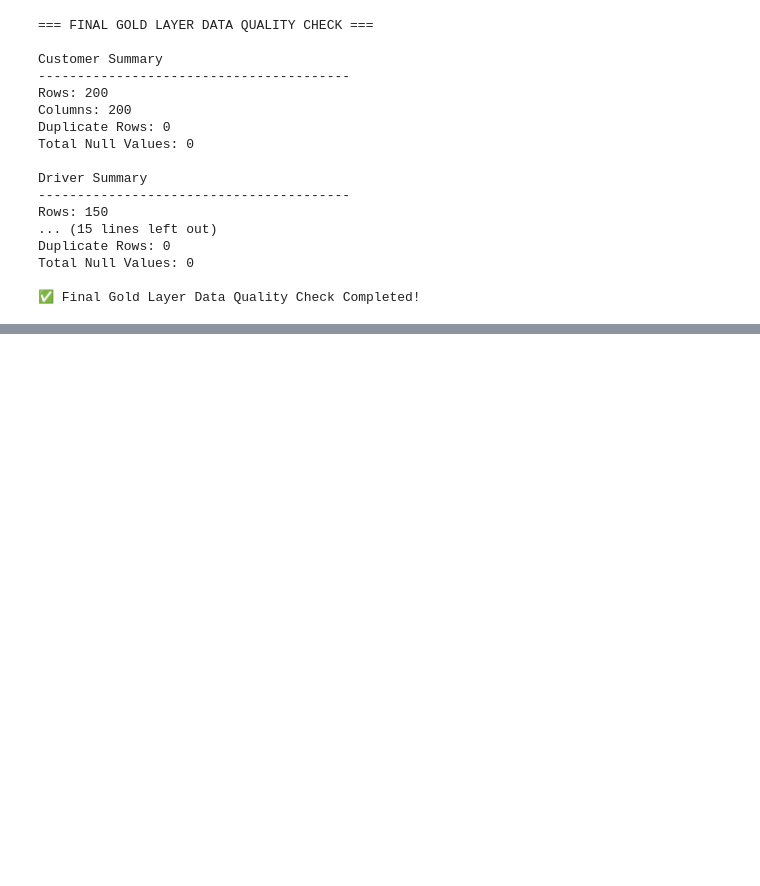
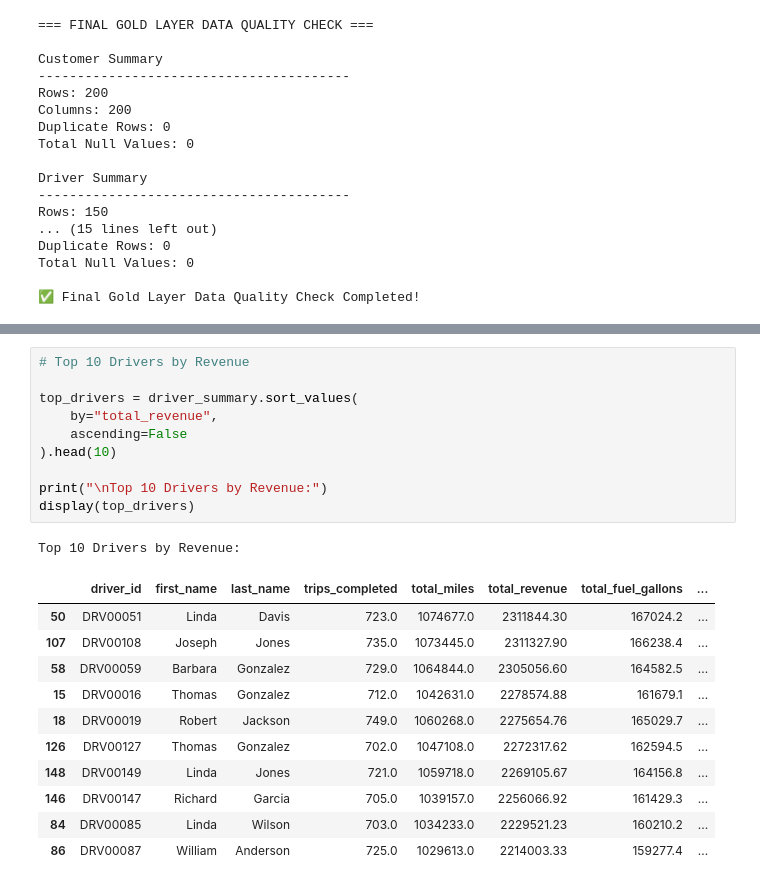
Before and after one commit to yashkolhe-data/Logistics_Data_Pipeline, a Jupyter notebook: Notebooks/03_Gold_Business_Transformation.ipynb, the cells around one changed output, grey strips where cells are left out. Cells and saved outputs as stored; diff of their text form; blank space fills up the shorter version.

```diff
--- a/Notebooks/03_Gold_Business_Transformation.ipynb
+++ b/Notebooks/03_Gold_Business_Transformation.ipynb
@@ -604,0 +676,23 @@ Total Null Values: 0
+# %%
+# Top 10 Drivers by Revenue
+
+top_drivers = driver_summary.sort_values(
+    by="total_revenue",
+    ascending=False
+).head(10)
+
+print("\nTop 10 Drivers by Revenue:")
+display(top_drivers)
+# %% [output]
+Top 10 Drivers by Revenue:
+|  | driver_id | first_name | last_name | trips_completed | total_miles | total_revenue | total_fuel_gallons | ... |
+| 50 | DRV00051 | Linda | Davis | 723.0 | 1074677.0 | 2311844.30 | 167024.2 | ... |
+| 107 | DRV00108 | Joseph | Jones | 735.0 | 1073445.0 | 2311327.90 | 166238.4 | ... |
+| 58 | DRV00059 | Barbara | Gonzalez | 729.0 | 1064844.0 | 2305056.60 | 164582.5 | ... |
+| 15 | DRV00016 | Thomas | Gonzalez | 712.0 | 1042631.0 | 2278574.88 | 161679.1 | ... |
+| 18 | DRV00019 | Robert | Jackson | 749.0 | 1060268.0 | 2275654.76 | 165029.7 | ... |
+| 126 | DRV00127 | Thomas | Gonzalez | 702.0 | 1047108.0 | 2272317.62 | 162594.5 | ... |
+| 148 | DRV00149 | Linda | Jones | 721.0 | 1059718.0 | 2269105.67 | 164156.8 | ... |
+| 146 | DRV00147 | Richard | Garcia | 705.0 | 1039157.0 | 2256066.92 | 161429.3 | ... |
+| 84 | DRV00085 | Linda | Wilson | 703.0 | 1034233.0 | 2229521.23 | 160210.2 | ... |
+| 86 | DRV00087 | William | Anderson | 725.0 | 1029613.0 | 2214003.33 | 159277.4 | ... |
```
Also changed, not shown: parts of 14 cells of this notebook, 1 other file.
